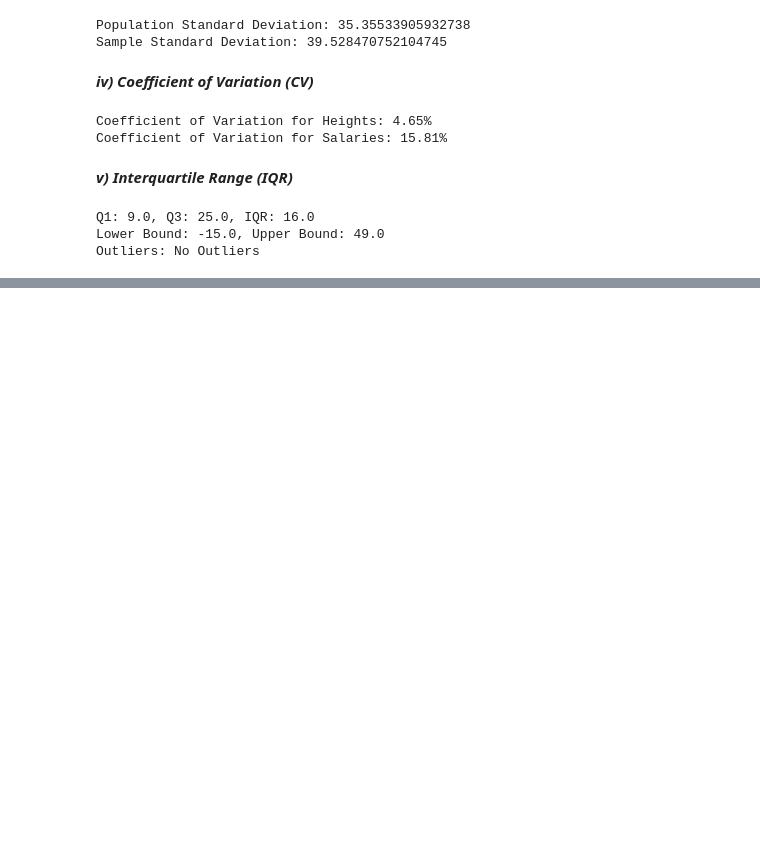
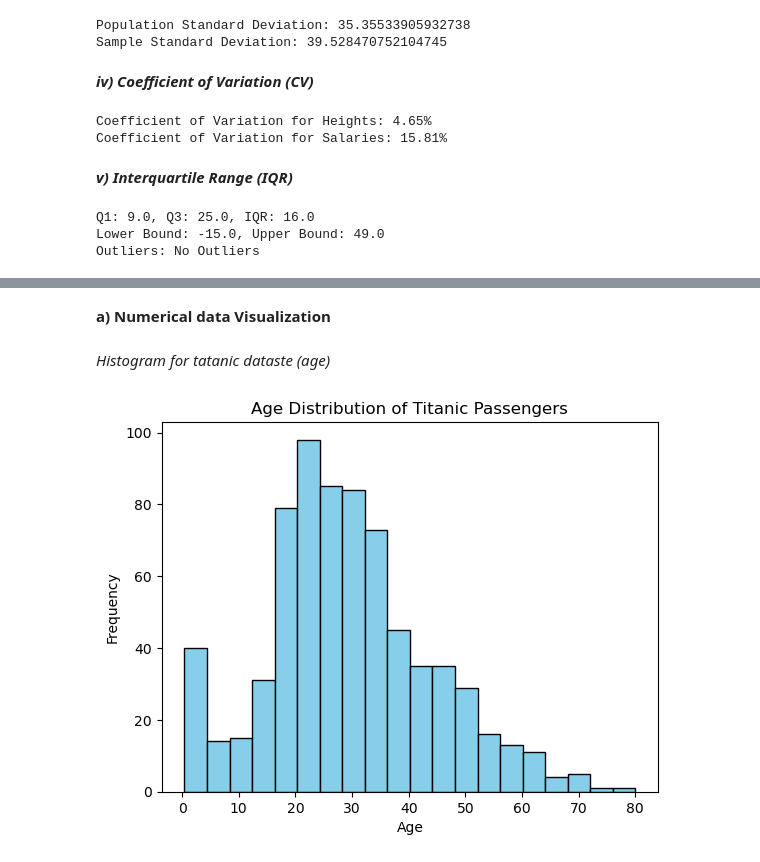
Before and after one commit to AdarshaRimal/statistics-for-ml, a Jupyter notebook: notebooks/02. Descriptive statistics.ipynb, the cells around one changed output, grey strips where cells are left out. Cells and saved outputs as stored; diff of their text form; code cells hidden in the pictures; blank space fills up the shorter version.

```diff
--- a/notebooks/02. Descriptive statistics.ipynb
+++ b/notebooks/02. Descriptive statistics.ipynb
@@ -240,0 +306,20 @@ Outliers: No Outliers
+# %% [markdown]
+**a) Numerical data Visualization**
+# %% [markdown]
+*Histogram for tatanic dataste (age)*
+# %%
+# Load Titanic dataset
+titanic = sns.load_dataset("titanic")
+
+# Create histogram for Age column
+plt.hist(titanic["age"].dropna(), bins=20, edgecolor="black", color="skyblue")  # Dropping NaN values
+
+# Labels and Title
+plt.xlabel("Age")
+plt.ylabel("Frequency")
+plt.title("Age Distribution of Titanic Passengers")
+
+# Show the plot
+plt.savefig('hist.png')
+# %% [output]
+[figure, added]
```
Also changed, not shown: parts of 27 cells of this notebook, 16 other files.
